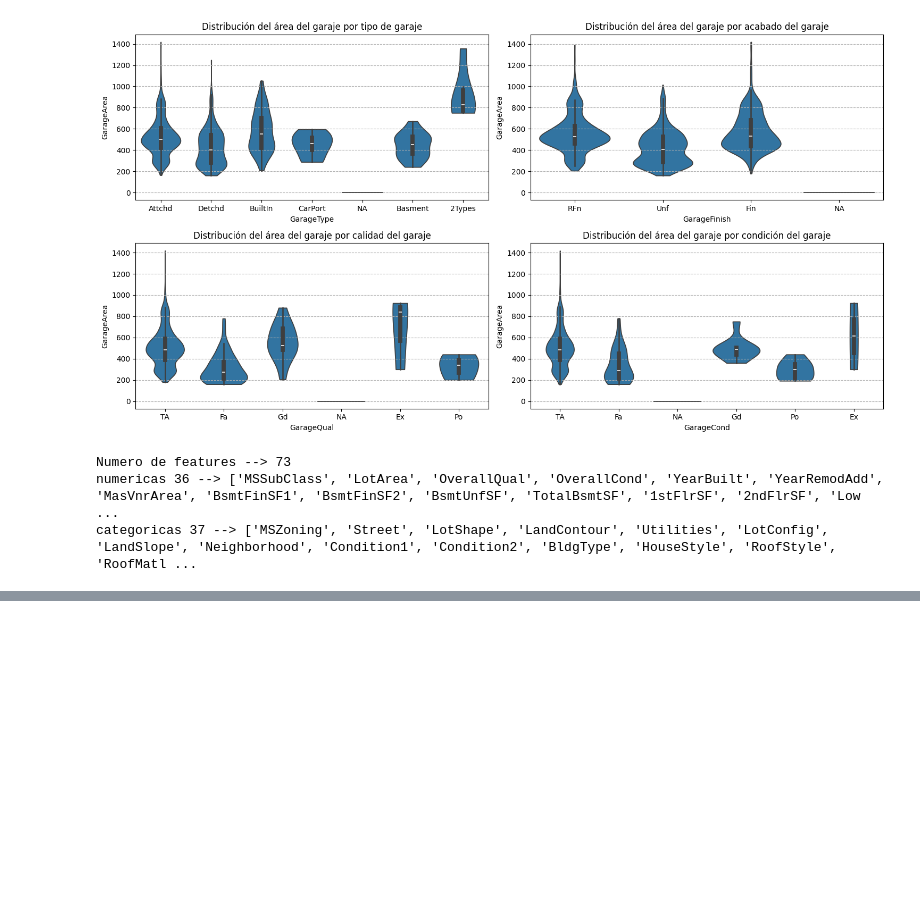
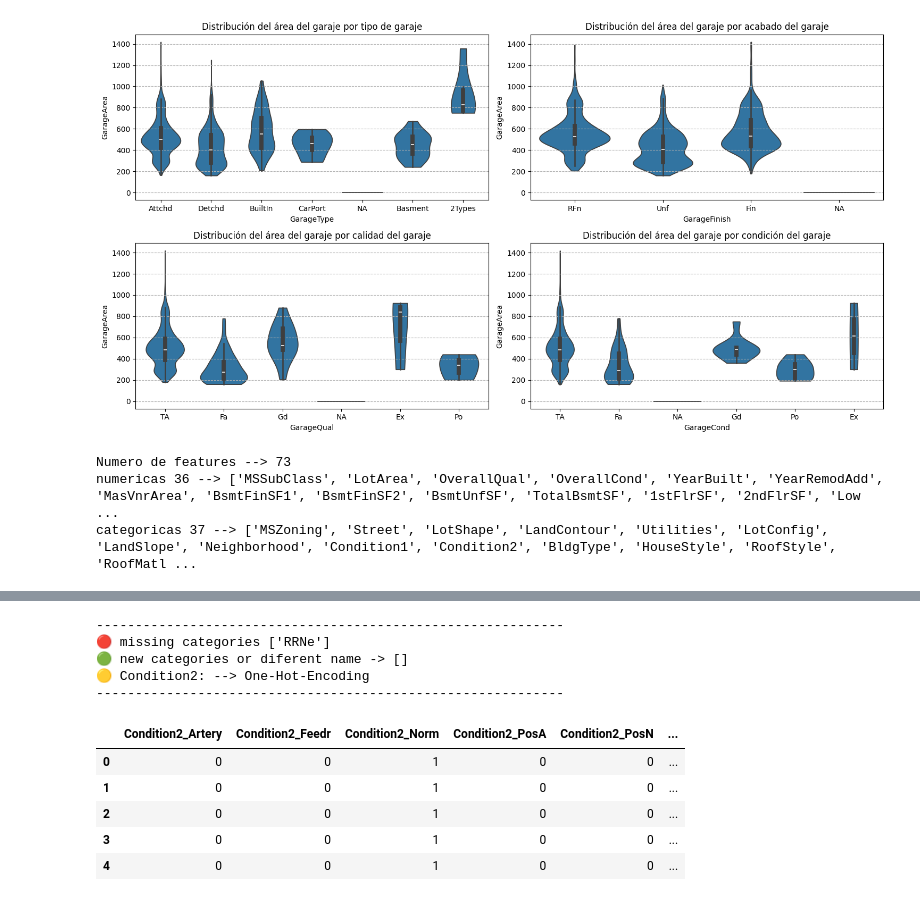
Before and after one commit to Albe036/ML-house-prices, a Jupyter notebook: notebooks/eda_01.ipynb, the cells around one changed output, grey strips where cells are left out. Cells and saved outputs as stored; diff of their text form; code cells hidden in the pictures; blank space fills up the shorter version.

```diff
--- a/notebooks/eda_01.ipynb
+++ b/notebooks/eda_01.ipynb
@@ -372,0 +508,32 @@ Name: SalePrice, dtype: float64
+# %%
+#Condition2: Proximidad a varias condiciones secundarias.
+print('---'*20)
+condition2_cat_all = [ "Artery", "Feedr", "Norm", "RRNn", "RRAn", "PosN", "PosA", "RRNe", "RRAe"]
+condition2_cat_train = df_train['Condition2'].unique().tolist()
+missing_cats = list(set(condition2_cat_all) - set(condition2_cat_train))
+print(f'{"🟢" if len(missing_cats) == 0 else "🔴"} missing categories {missing_cats}')
+
+
+condition2_new_cat = df_train[~df_train['Condition2'].isin(condition2_cat_all)]
+condition2_new_cat = condition2_new_cat['Condition2'].unique().tolist()
+print(f'{"🟢" if len(condition2_new_cat) == 0 else "🔴"} new categories or diferent name -> {condition2_new_cat}')
+#No se tiene un orden definido en las categorias
+#Pocas categorias
+#Visto que las categorias no tienen un orden definido, se procede a hacer one-hot-encoding
+#Faltan categorias en el set de entrenamiento
+print('🟡 Condition2: --> One-Hot-Encoding')
+print('---'*20)
+ohe_condition2 = pd.get_dummies(df_train['Condition2'], prefix='Condition2', dtype=int)
+display(ohe_condition2.head())
+# %% [output]
+------------------------------------------------------------
+🔴 missing categories ['RRNe']
+🟢 new categories or diferent name -> []
+🟡 Condition2: --> One-Hot-Encoding
+------------------------------------------------------------
+|  | Condition2_Artery | Condition2_Feedr | Condition2_Norm | Condition2_PosA | Condition2_PosN | ... |
+| 0 | 0 | 0 | 1 | 0 | 0 | ... |
+| 1 | 0 | 0 | 1 | 0 | 0 | ... |
+| 2 | 0 | 0 | 1 | 0 | 0 | ... |
+| 3 | 0 | 0 | 1 | 0 | 0 | ... |
+| 4 | 0 | 0 | 1 | 0 | 0 | ... |
```
Also changed, not shown: parts of 20 cells of this notebook, 1 other file.
